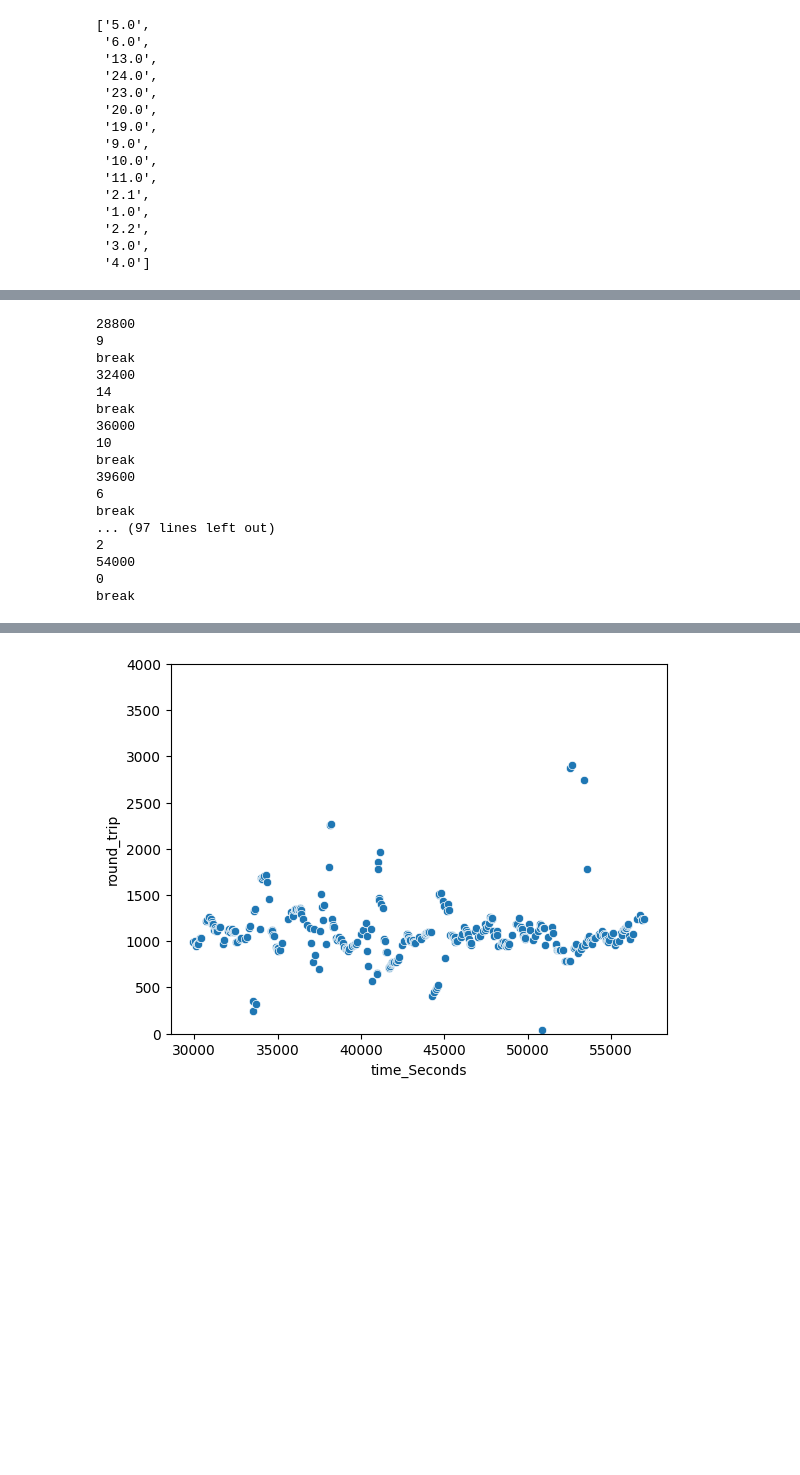
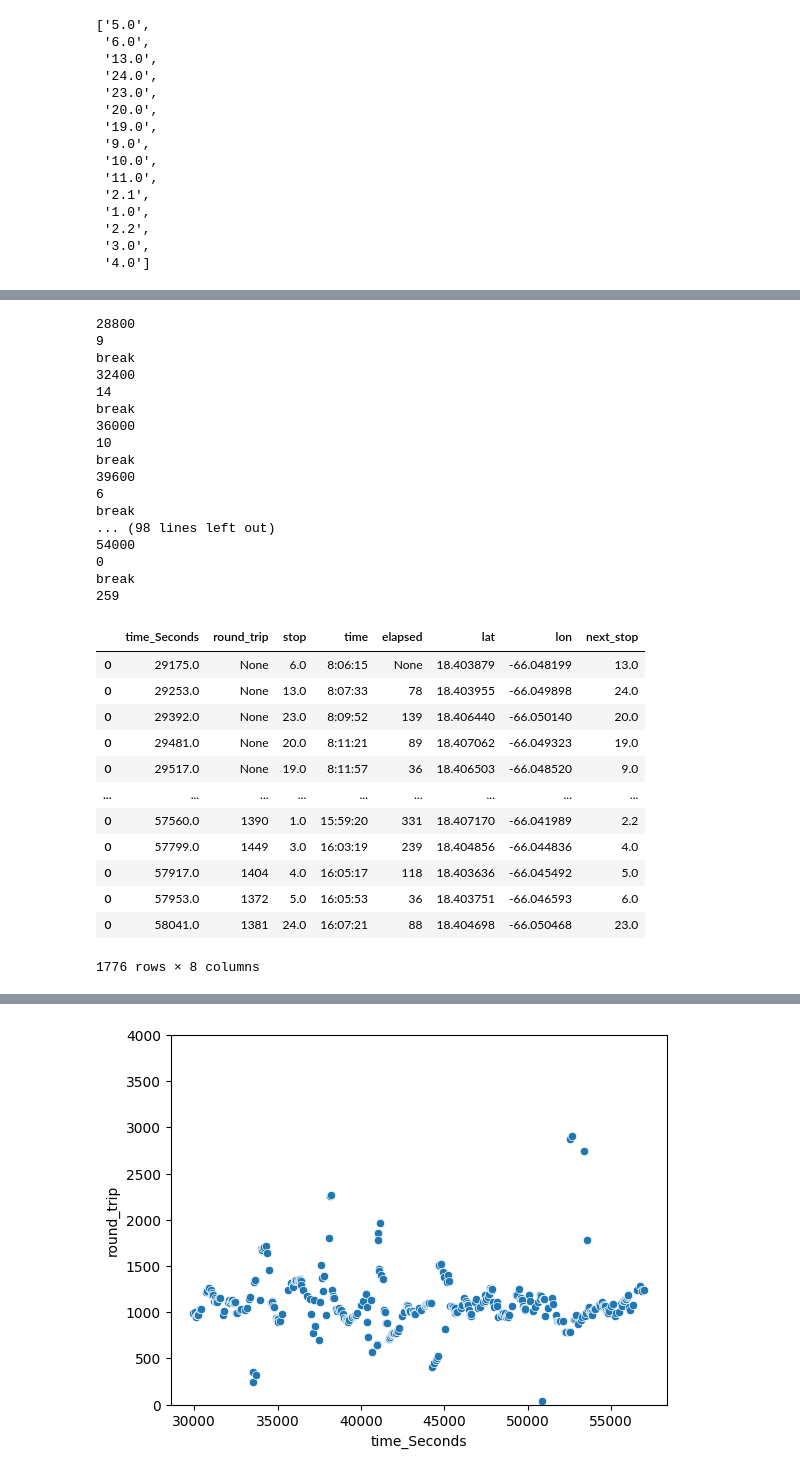
Before and after one commit to sheriranka/urban-computing-bus, a Jupyter notebook: data_augmentation.ipynb, the cells around one changed output, grey strips where cells are left out. Cells and saved outputs as stored; diff of their text form; code cells hidden in the pictures; blank space fills up the shorter version.

```diff
--- a/data_augmentation.ipynb
+++ b/data_augmentation.ipynb
@@ -411,7 +451,7 @@ def create_augmented_data(global_data_per_stop_per_hour, list_of_timestamps, lis
         'lon':[],
         'next_stop':[],
     })
-
+    lmaoed =0
     for i in range(amount_of_loops):
         current_timestamp =  random.randint(28800,30000)
         current_loop = 0
@@ -433,10 +473,14 @@ def create_augmented_data(global_data_per_stop_per_hour, list_of_timestamps, lis
             ## here we augment each stop at given timestamp
             augmented_data = {}
             for stop in global_data_per_stop_per_hour[timestamp]:
+                augmented_data[stop] = []
                 elapsed = np.array(global_data_per_stop_per_hour[timestamp][stop]['elapsed_per_stop'])
                 average = 1
+                # print('noise')
+                # print(noise)
                 standard_deviation = global_data_per_stop_per_hour[timestamp][stop]['standard_deviation']
                 noise = add_gaussian_noise(elapsed, average, standard_deviation)
+                # print(noise)
                 augmented_data[stop]= elapsed + noise
 
 
@@ -444,11 +488,14 @@ def create_augmented_data(global_data_per_stop_per_hour, list_of_timestamps, lis
                 largest_elapsed_time_array_len = 4
                 augmented_data = {}
                 for stop in global_data_per_stop:
+                    augmented_data[stop] = []
                     elapsed = np.array(global_data_per_stop[stop]['elapsed_per_stop'])
                     average = 1
                     standard_deviation = global_data_per_stop[stop]['standard_deviation']
+                    # print('noise')
                     noise = add_gaussian_noise(elapsed, average, standard_deviation)
-                    augmented_data[stop]= elapsed + noise
+                    # print(noise)
+                    augmented_data[stop] = elapsed + noise
 
             ## Este largest elapsed sonlos roundtrips
             for elapsed_time in range(largest_elapsed_time_array_len):
@@ -458,10 +505,14 @@ def create_augmented_data(global_data_per_stop_per_hour, list_of_timestamps, lis
 
                     try:
                         value_to_add = augmented_data[stop][elapsed_time]
+                        # print(value_to_add)
+
                     except:
+                        lmaoed +=1
 
                         try:
                             value_to_add = global_data_per_stop_per_hour[timestamp][stop]['average']
+
                             standard_deviation = global_data_per_stop_per_hour[timestamp][stop]['standard_deviation']
                             value_to_add = value_to_add + add_gaussian_noise(np.array([value_to_add]), average, standard_deviation)[0]
                         except:
@@ -469,13 +520,24 @@ def create_augmented_data(global_data_per_stop_per_hour, list_of_timestamps, lis
                             standard_deviation = global_data_per_stop[stop]['standard_deviation']
                             value_to_add +=  add_gaussian_noise(np.array([value_to_add]), average, standard_deviation)[0]
 
-
+                    # print(value_to_add)
                     if(current_loop== 0):
                         current_timestamp = current_timestamp
                         elapsed =  None
                     else:
+
+
+                        if(value_to_add<0):
+                            value_to_add = global_data_per_stop[stop]['average'] + value_to_add
+
+                        # if(current_timestamp + math.floor(value_to_add)<0):
+                        #     current_timestamp = global_data_per_stop[stop]['average'] + current_timestamp + math.floor(value_to_add)
+                        #     elapsed =  math.floor(value_to_add)
                         current_timestamp = current_timestamp + math.floor(value_to_add)
+
+
                         elapsed =  math.floor(value_to_add)
+                        # print()
 
 
 
@@ -505,32 +567,47 @@ def create_augmented_data(global_data_per_stop_per_hour, list_of_timestamps, lis
                         'next_stop':[next_stop],
                     })
 
                     new_augmented_dataframe = pd.concat([new_augmented_dataframe,temp])
                     current_loop+=1
 
                 if(current_timestamp > next_time_stamp):
                     print('break')
                     break
 
+    print(current_loop- lmaoed)
     return new_augmented_dataframe
 
 
 new_augmented_dataframe = create_augmented_data(global_data_per_stop_per_hour, list_of_timestamps, list_of_stops, 5)
+new_augmented_dataframe.reset_index(drop=True, inplace=True)
 # %% [output]
 28800
 9
 break
 32400
 14
 break
 36000
 10
 break
 39600
 6
 break
-... (97 lines left out)
-2
+... (98 lines left out)
 54000
 0
 break
+259
+|  | time_Seconds | round_trip | stop | time | elapsed | lat | lon | next_stop |
+| 0 | 29175.0 | None | 6.0 | 8:06:15 | None | 18.403879 | -66.048199 | 13.0 |
+| 0 | 29253.0 | None | 13.0 | 8:07:33 | 78 | 18.403955 | -66.049898 | 24.0 |
+| 0 | 29392.0 | None | 23.0 | 8:09:52 | 139 | 18.406440 | -66.050140 | 20.0 |
+| 0 | 29481.0 | None | 20.0 | 8:11:21 | 89 | 18.407062 | -66.049323 | 19.0 |
+| 0 | 29517.0 | None | 19.0 | 8:11:57 | 36 | 18.406503 | -66.048520 | 9.0 |
+| ... | ... | ... | ... | ... | ... | ... | ... | ... |
+| 0 | 57560.0 | 1390 | 1.0 | 15:59:20 | 331 | 18.407170 | -66.041989 | 2.2 |
+| 0 | 57799.0 | 1449 | 3.0 | 16:03:19 | 239 | 18.404856 | -66.044836 | 4.0 |
+| 0 | 57917.0 | 1404 | 4.0 | 16:05:17 | 118 | 18.403636 | -66.045492 | 5.0 |
+| 0 | 57953.0 | 1372 | 5.0 | 16:05:53 | 36 | 18.403751 | -66.046593 | 6.0 |
+| 0 | 58041.0 | 1381 | 24.0 | 16:07:21 | 88 | 18.404698 | -66.050468 | 23.0 |
+1776 rows × 8 columns
```
Also changed, not shown: parts of 5 cells of this notebook, 3 other files.
